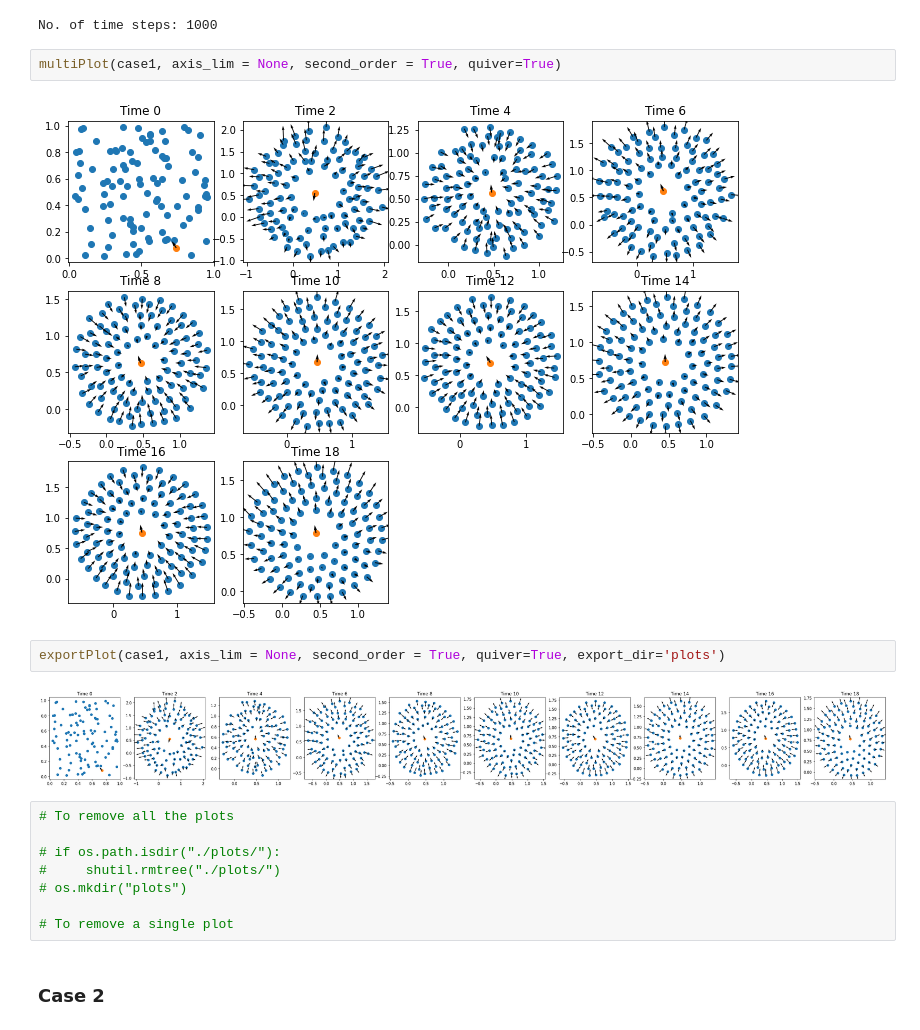
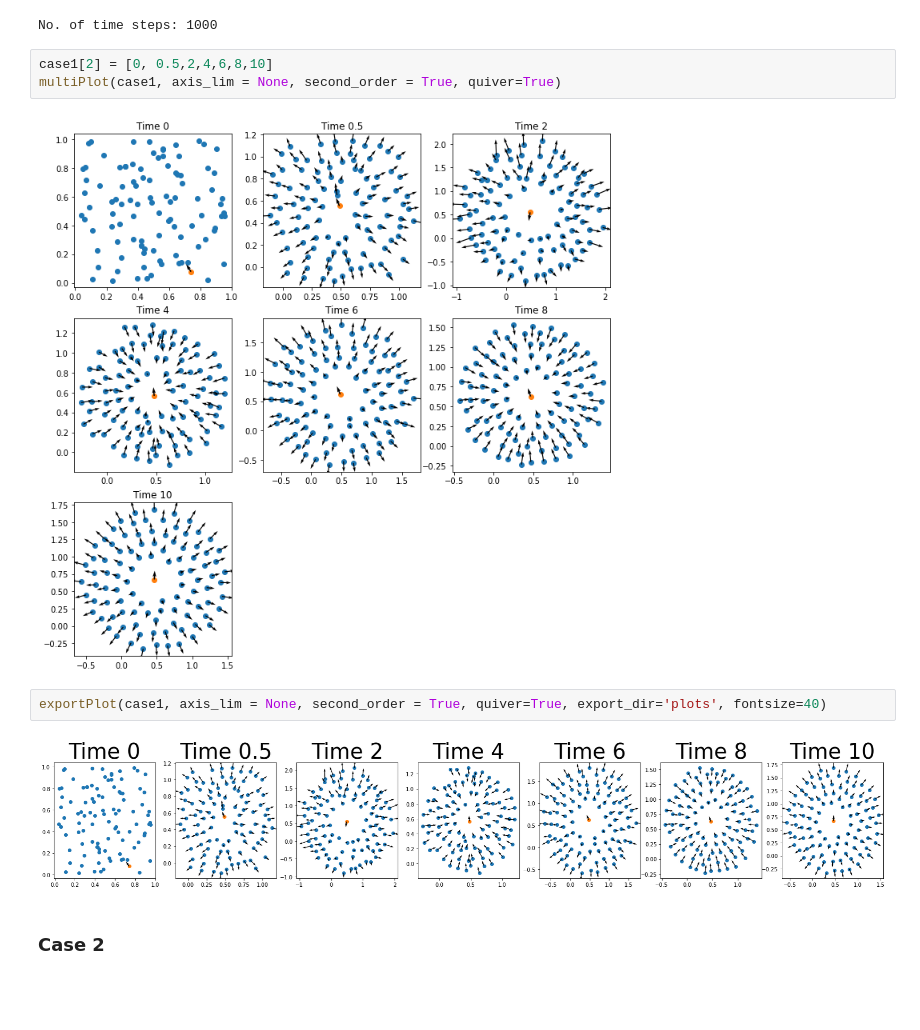
Before and after one commit to isomorphicdude/Summer2022UROP, a Jupyter notebook: improvements.ipynb, the cells around one changed output. Cells and saved outputs as stored; diff of their text form; blank space fills up the shorter version.

```diff
--- a/improvements.ipynb
+++ b/improvements.ipynb
@@ -61,22 +73,15 @@ case1  = computeSoln(model1,
     )
 # %% [output]
 No. of time steps: 1000
+# %%
+case1[2] = [0, 0.5,2,4,6,8,10]
+multiPlot(case1, axis_lim = None, second_order = True, quiver=True)
+# %% [output]
+[figure, added]
 # %%
-multiPlot(case1, axis_lim = None, second_order = True, quiver=True)
+exportPlot(case1, axis_lim = None, second_order = True, quiver=True, export_dir='plots', fontsize=40)
 # %% [output]
-[figure, old version]
+[figure, new version]
-# %%
-exportPlot(case1, axis_lim = None, second_order = True, quiver=True, export_dir='plots')
-# %% [output]
-[figure, removed]
-# %%
-# To remove all the plots
-
-# if os.path.isdir("./plots/"):
-#     shutil.rmtree("./plots/")
-# os.mkdir("plots")
-
-# To remove a single plot
 # %% [markdown]
 ### Case 2
 # %% [markdown]
```
Also changed, not shown: parts of 11 cells of this notebook, 4 other files.
